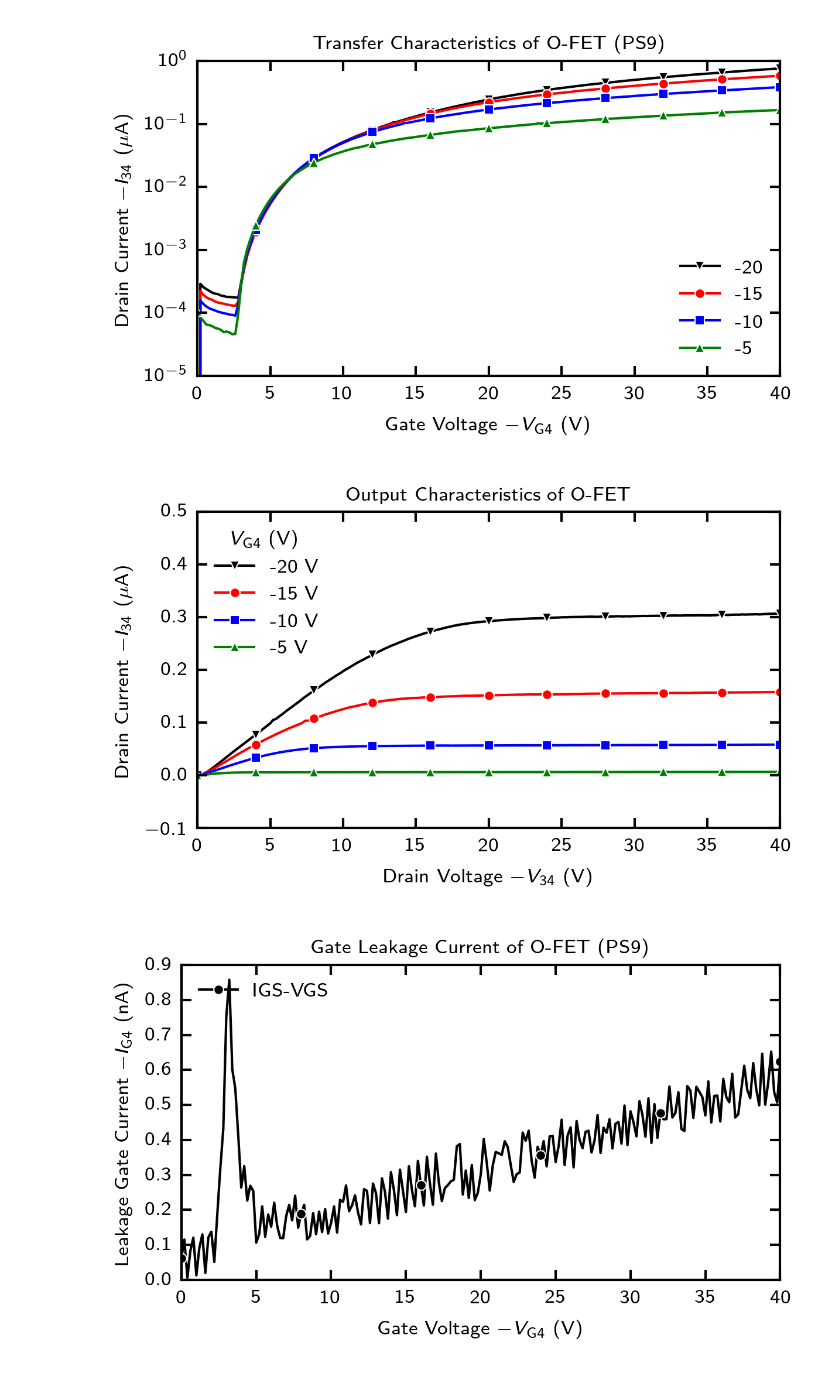
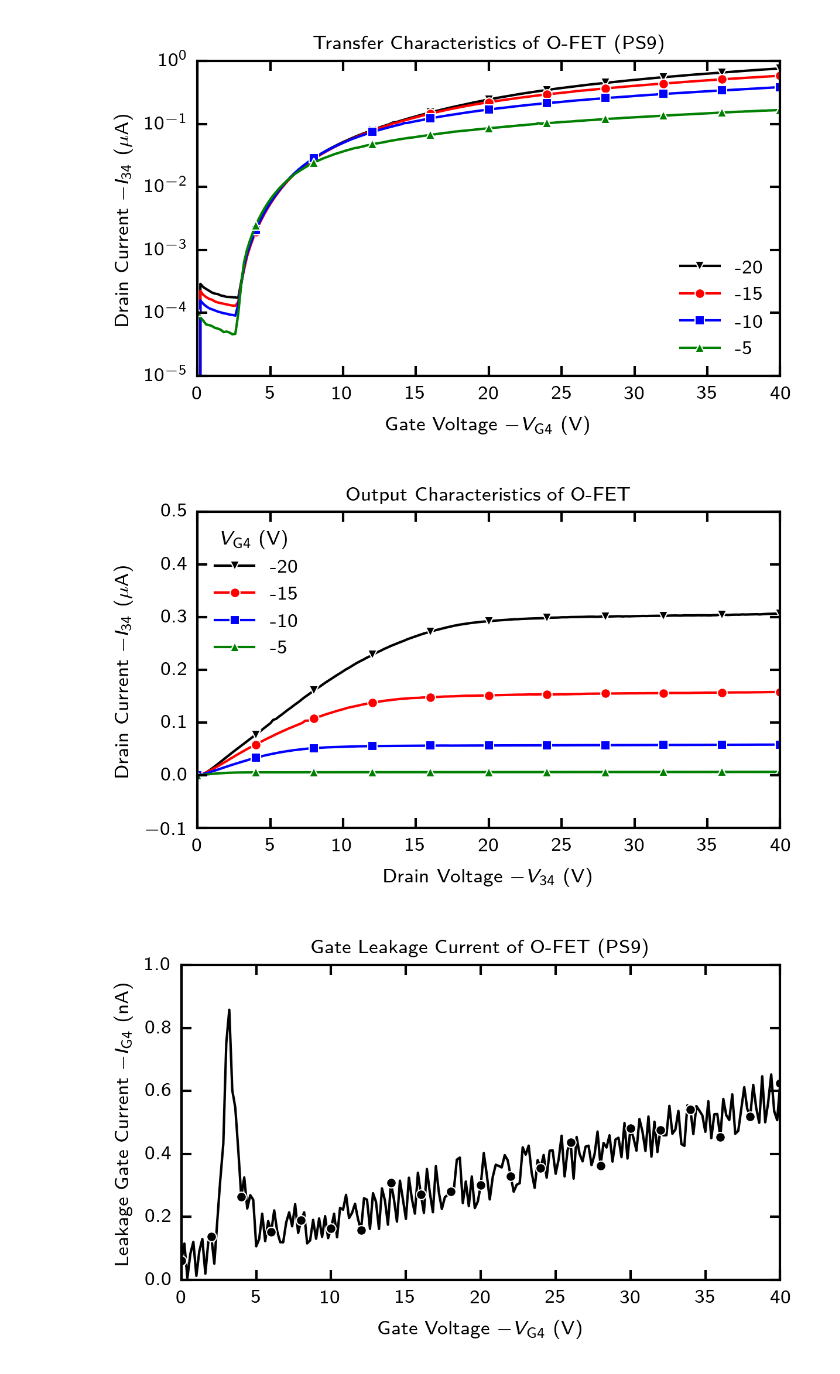
Before and after one commit to phamtrungkien8904/BachelorThesis, a Jupyter notebook: PS9/characterization.ipynb, the cells around one changed output. Saved outputs shown, nothing was run; the diff lists cells and outputs as text; code cells hidden in the pictures.

```diff
--- a/PS9/characterization.ipynb
+++ b/PS9/characterization.ipynb
@@ -130,10 +130,10 @@ plt.show()
 datasets_IDS_VDS = [
     # ("-30 V", data7, 'cyan', 'h'),
     # ("-25 V", data8, 'magenta', 'P'),
-    ("-20 V", data9, 'black', 'v'),
-    ("-15 V", data10, 'red', 'o'),
-    ("-10 V", data11, 'blue', 's'),
-    ("-5 V", data12, 'green', '^')
+    ("-20", data9, 'black', 'v'),
+    ("-15", data10, 'red', 'o'),
+    ("-10", data11, 'blue', 's'),
+    ("-5", data12, 'green', '^')
 ]
 for label, data, color, marker in datasets_IDS_VDS:
     V_DS = data[:, 0]
@@ -149,20 +149,22 @@ plt.legend(loc='upper left', title=r"$V_\text{G4}$ (V)")
 plt.savefig("output_PS9.eps", format='eps')
 plt.show()
 # %% [output]
-[figure, old version]
+[figure, new version]
 # %%
 datasets_IGS_VGS = [
     ("IGS-VGS", data13, 'black', 'o')]
 for label, data, color, marker in datasets_IGS_VGS:
     V_GS = data[:, 0]
     I_GS = data[:, 1]
-    plt.plot(-V_GS, -I_GS*1e9,label=label, color=color, marker=marker,markevery=40)
+    plt.plot(-V_GS, -I_GS*1e9,label=label, color=color, marker=marker,markevery=10)
 
 plt.xlabel(r"Gate Voltage $-V_\text{G4}$ (V)")
 plt.ylabel(r"Leakage Gate Current $-I_\text{G4}$ (nA)")
-# plt.xlim(0, 30)
+plt.ylim(0,1)
+plt.xlim(0, 40)
 plt.title("Gate Leakage Current of O-FET (PS9)")
-plt.legend(loc='upper left')
+# plt.legend(loc='upper left')
+plt.savefig("leakage_PS9.eps", format='eps')
 plt.show()
 # %% [output]
-[figure, old version]
+[figure, new version]
```
Also changed, not shown: parts of 1 cell of this notebook, 3 other files.
